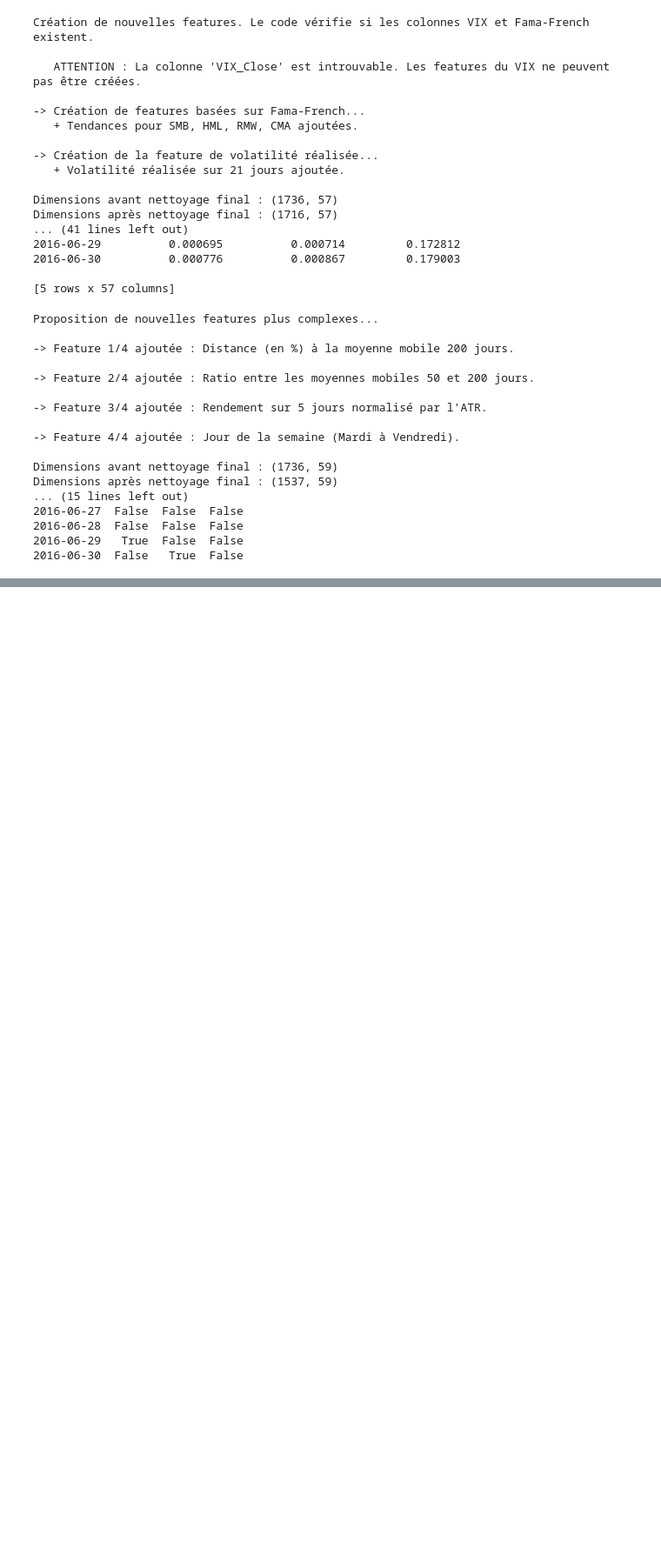
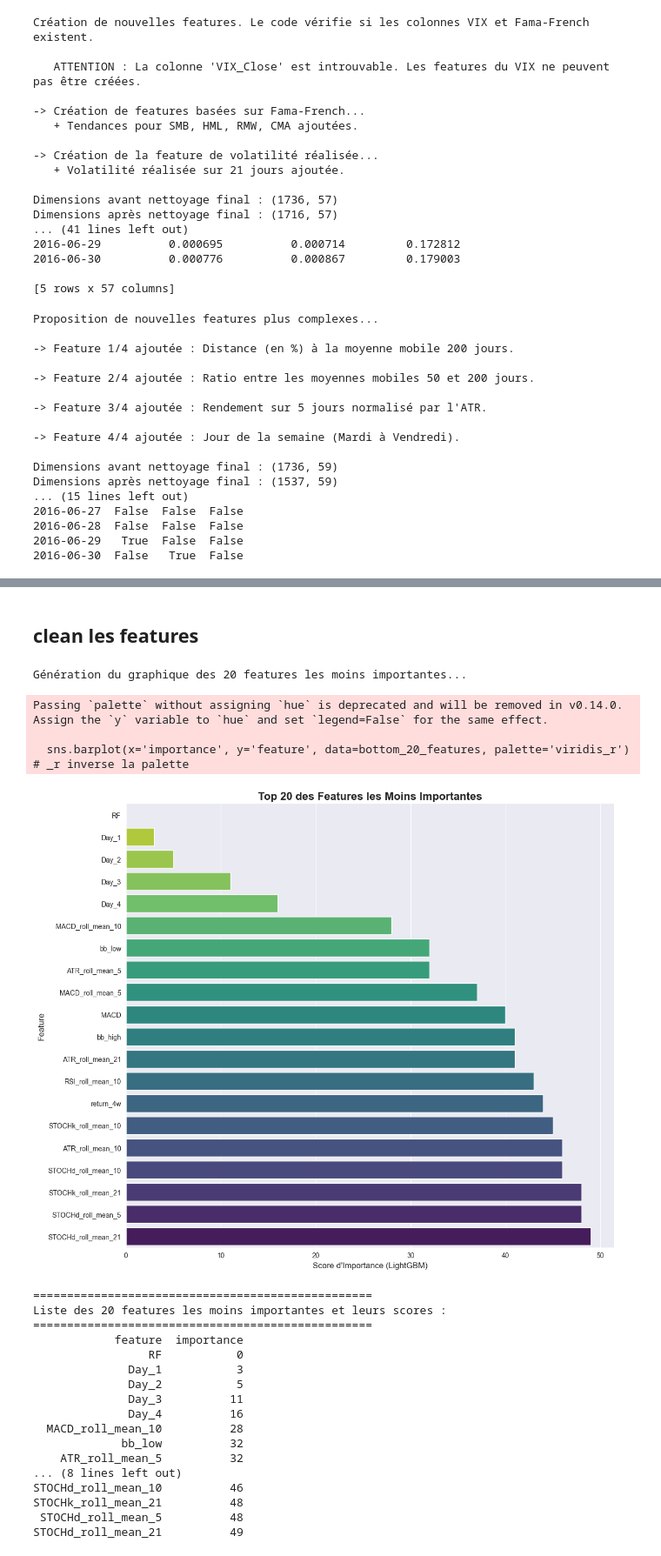
Before and after one commit to arcadiumstreet/MachineLearningProject, a Jupyter notebook: Project/notebook/indicators.ipynb, the cells around one changed output, grey strips where cells are left out. Shown at 87% size. Cells and saved outputs as stored; diff of their text form; code cells hidden in the pictures; blank space fills up the shorter version.

```diff
--- a/Project/notebook/indicators.ipynb
+++ b/Project/notebook/indicators.ipynb
@@ -1227,3 +1227,63 @@ For example, when doing 'df[col].method(value, inplace=True)', try using 'df.met
 
   comparison_df['base_pred'].fillna(0, inplace=True)
 [figure]
+# %% [markdown]
+## clean les features
+# %%
+import pandas as pd
+import matplotlib.pyplot as plt
+import seaborn as sns
+
+# Ce code suppose que les variables 'model_lgb' (le modèle entraîné)
+# et 'X' (le DataFrame des features) sont déjà chargées en mémoire
+# après avoir exécuté les cellules de modélisation précédentes.
+
+# 1. Extraire les données d'importance des features
+importances = model_lgb.feature_importances_
+feature_names = X.columns
+feature_importance_df = pd.DataFrame({'feature': feature_names, 'importance': importances})
+
+# 2. Trier par ordre CROISSANT pour obtenir les features les moins importantes en premier
+least_important_df = feature_importance_df.sort_values(by='importance', ascending=True)
+
+# 3. Sélectionner les 20 dernières (celles avec le moins d'importance)
+bottom_20_features = least_important_df.head(20)
+
+# 4. Créer et afficher le graphique
+print("Génération du graphique des 20 features les moins importantes...")
+plt.figure(figsize=(12, 10))
+sns.barplot(x='importance', y='feature', data=bottom_20_features, palette='viridis_r') # _r inverse la palette
+plt.title('Top 20 des Features les Moins Importantes', fontsize=16, fontweight='bold')
+plt.xlabel('Score d\'Importance (LightGBM)', fontsize=12)
+plt.ylabel('Feature', fontsize=12)
+plt.tight_layout()
+plt.show()
+
+# 5. Afficher également la liste sous forme de tableau texte
+print("\n" + "="*50)
+print("Liste des 20 features les moins importantes et leurs scores :")
+print("="*50)
+print(bottom_20_features.to_string(index=False))
+# %% [output]
+Génération du graphique des 20 features les moins importantes...
+Passing `palette` without assigning `hue` is deprecated and will be removed in v0.14.0. Assign the `y` variable to `hue` and set `legend=False` for the same effect.
+
+  sns.barplot(x='importance', y='feature', data=bottom_20_features, palette='viridis_r') # _r inverse la palette
+[figure, added]
+==================================================
+Liste des 20 features les moins importantes et leurs scores :
+==================================================
+            feature  importance
+                 RF           0
+              Day_1           3
+              Day_2           5
+              Day_3          11
+              Day_4          16
+  MACD_roll_mean_10          28
+             bb_low          32
+    ATR_roll_mean_5          32
+... (8 lines left out)
+STOCHd_roll_mean_10          46
+STOCHk_roll_mean_21          48
+ STOCHd_roll_mean_5          48
+STOCHd_roll_mean_21          49
```
Also changed, not shown: parts of 3 cells of this notebook.
